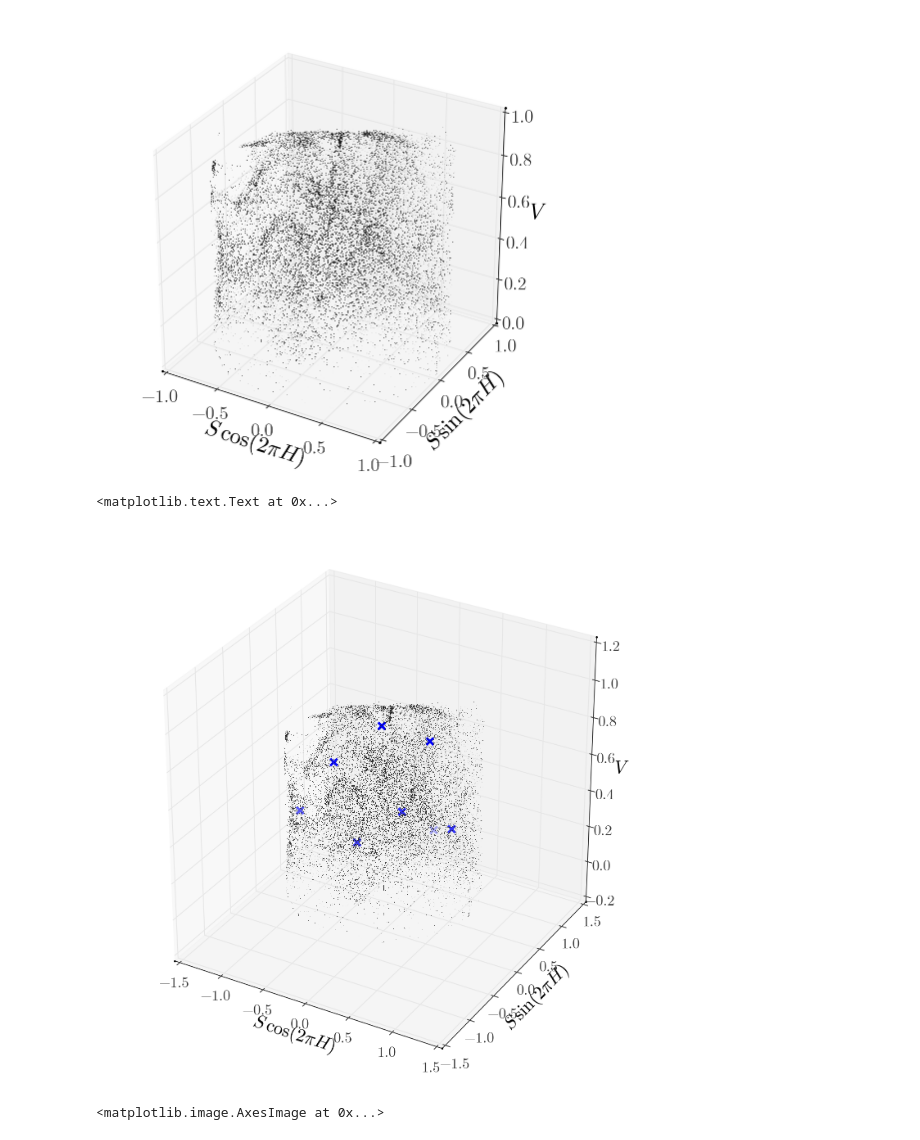
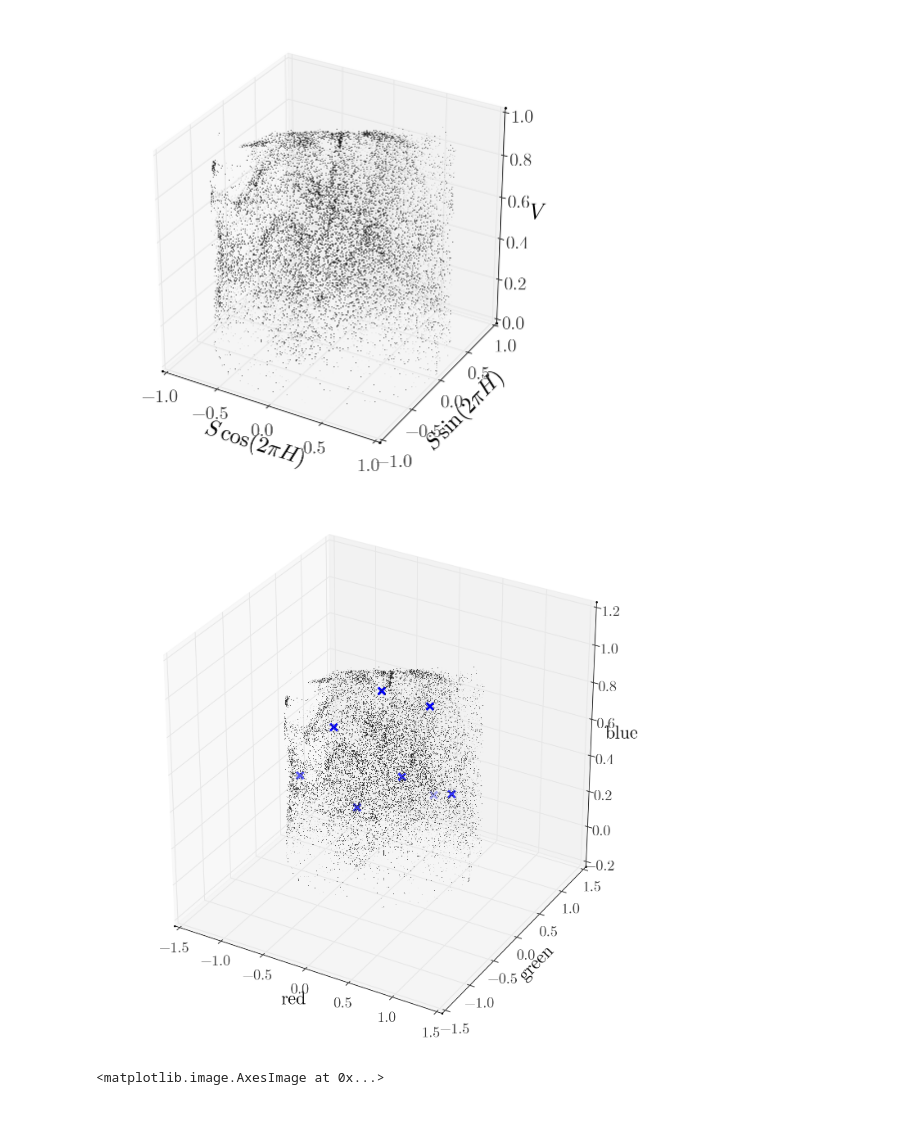
Before and after one commit to adrn/urbangoggles, a Jupyter notebook: notebooks/APW cluster colors.ipynb, the cells around one changed output. Drawn from its saved outputs; the diff is of its cells as text; code cells hidden in the pictures.

```diff
--- a/notebooks/APW cluster colors.ipynb
+++ b/notebooks/APW cluster colors.ipynb
@@ -79,20 +79,20 @@ centroids = clf.cluster_centers_
 # %%
 plt.figure(figsize=(12,12))
 ax = plt.subplot(1,1,1,projection='3d')
 
 ax.plot(subset[:,0], subset[:,1], subset[:,2],
         linestyle='none', alpha=0.9, marker=',');
 
 ax.scatter(centroids[:,0], centroids[:,1], centroids[:,2],
            marker='x', s=75, linewidths=3,
            color='r', zorder=10)
 
-ax.set_xlabel(r'$S\,\cos (2\pi H)$')
-ax.set_ylabel(r'$S\,\sin (2\pi H)$')
-ax.set_zlabel(r'$V$')
+ax.set_xlabel(r'red')
+ax.set_ylabel(r'green')
+ax.set_zlabel(r'blue')
+fig.tight_layout()
 # %% [output]
-<matplotlib.text.Text at 0x...>
-[figure, old version]
+[figure, new version]
 # %%
 rgb_clusters = color.hsv2rgb(centroids[None])[0]
 # rgb_clusters = centroids
```
